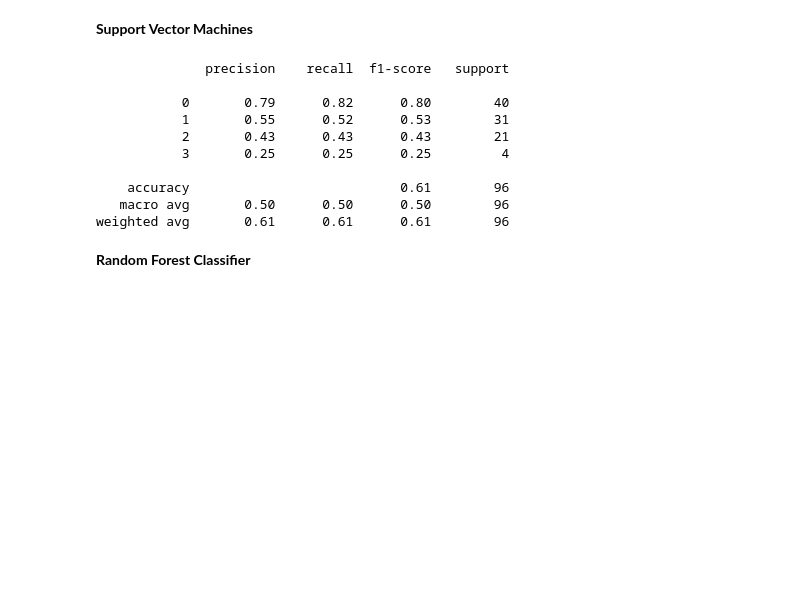
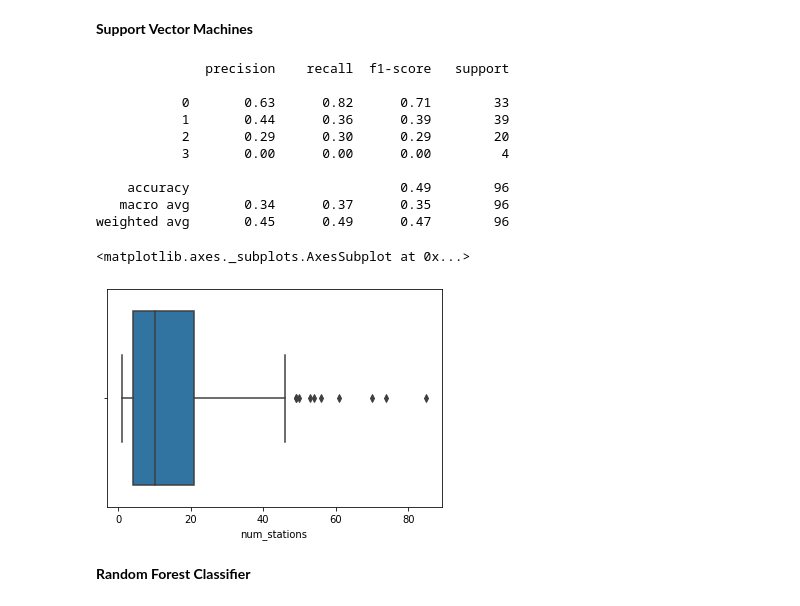
Before and after one commit to Williamdst/Bike-Share-USA, a Jupyter notebook: V_Prediction.ipynb, the cells around one changed output. Saved outputs shown, nothing was run; the diff lists cells and outputs as text; code cells hidden in the pictures; blank space fills up the shorter version.

```diff
--- a/V_Prediction.ipynb
+++ b/V_Prediction.ipynb
@@ -700,16 +703,21 @@ with warnings.catch_warnings():
 # %%
-print(classification_report(y_test, clf.predict(X_test_scale), zero_division=0))
+print(classification_report(y_test, y_pred, zero_division=0))
 # %% [output]
               precision    recall  f1-score   support
 
-           0       0.79      0.82      0.80        40
-           1       0.55      0.52      0.53        31
-           2       0.43      0.43      0.43        21
-           3       0.25      0.25      0.25         4
+           0       0.63      0.82      0.71        33
+           1       0.44      0.36      0.39        39
+           2       0.29      0.30      0.29        20
+           3       0.00      0.00      0.00         4
 
-    accuracy                           0.61        96
-   macro avg       0.50      0.50      0.50        96
-weighted avg       0.61      0.61      0.61        96
+    accuracy                           0.49        96
+   macro avg       0.34      0.37      0.35        96
+weighted avg       0.45      0.49      0.47        96
+# %%
+sns.boxplot(x=bikeshare_zipcodes.num_stations)
+# %% [output]
+<matplotlib.axes._subplots.AxesSubplot at 0x...>
+[figure, added]
 # %% [markdown]
 **Random Forest Classifier**
 # %% [markdown]
```
Also changed, not shown: parts of 16 cells of this notebook.
